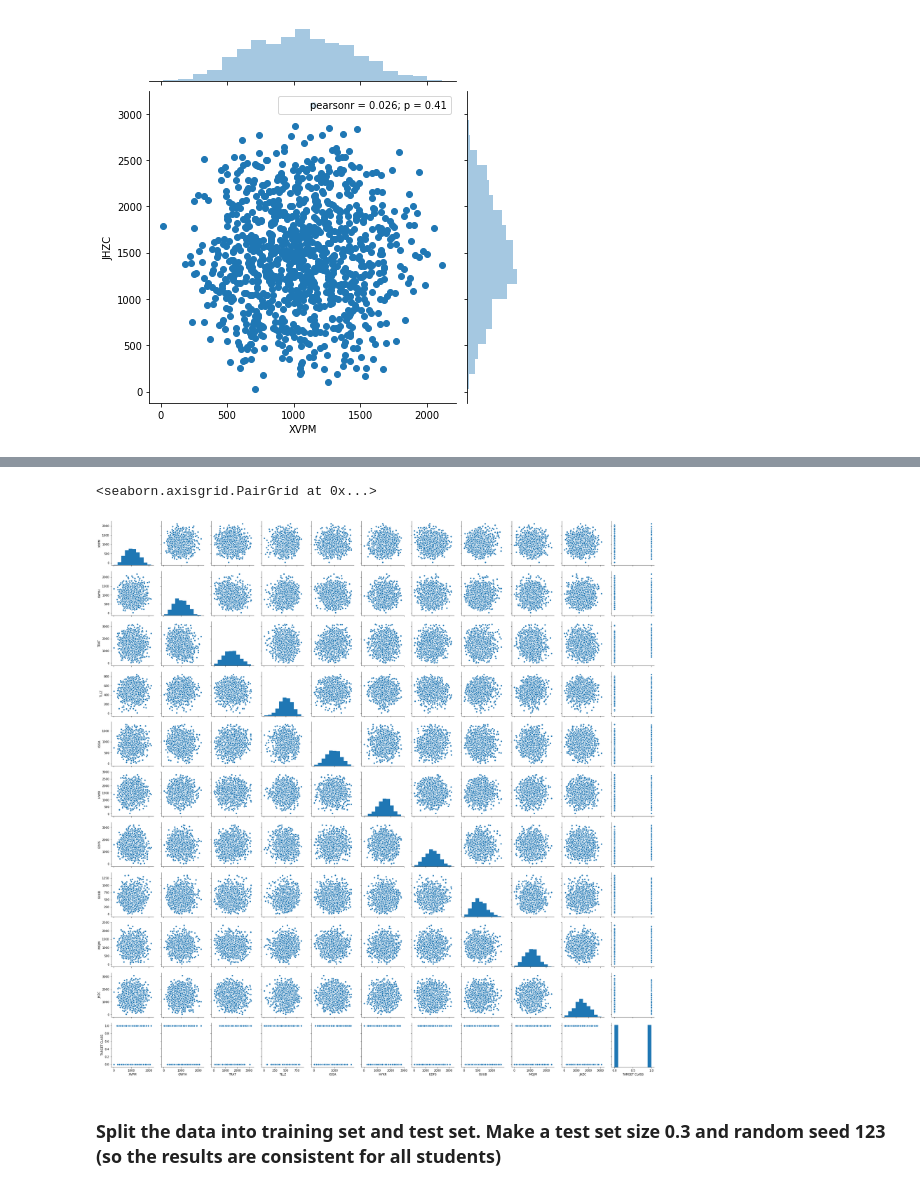
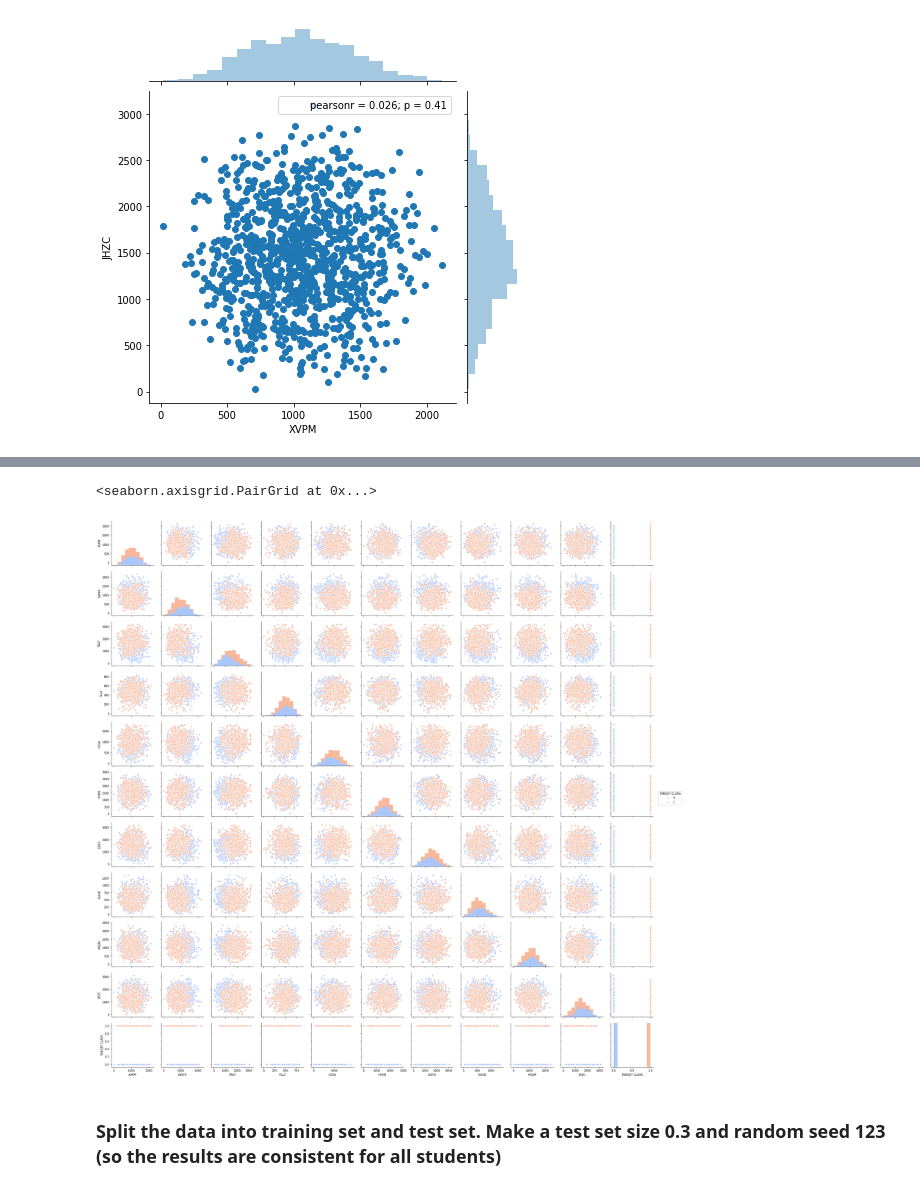
Before and after one commit to keitheck/data-science, a Jupyter notebook: class-09-clustering/kNN.ipynb, the cells around one changed output, grey strips where cells are left out. Cells and saved outputs as stored; diff of their text form; code cells hidden in the pictures.

```diff
--- a/class-09-clustering/kNN.ipynb
+++ b/class-09-clustering/kNN.ipynb
@@ -98,8 +98,8 @@ sns.lmplot(x='GWYH', y='GUUB', data=df)
 # %%
-sns.pairplot(data=df)
+sns.pairplot(data=df,hue='TARGET CLASS',palette='coolwarm')
 # %% [output]
 <seaborn.axisgrid.PairGrid at 0x...>
-[figure, old version]
+[figure, new version]
 # %% [markdown]
 ### Split the data into training set and test set. Make a test set size 0.3 and random seed 123 (so the results are consistent for all students)
 # %%
```
Also changed, not shown: parts of 14 cells of this notebook.
